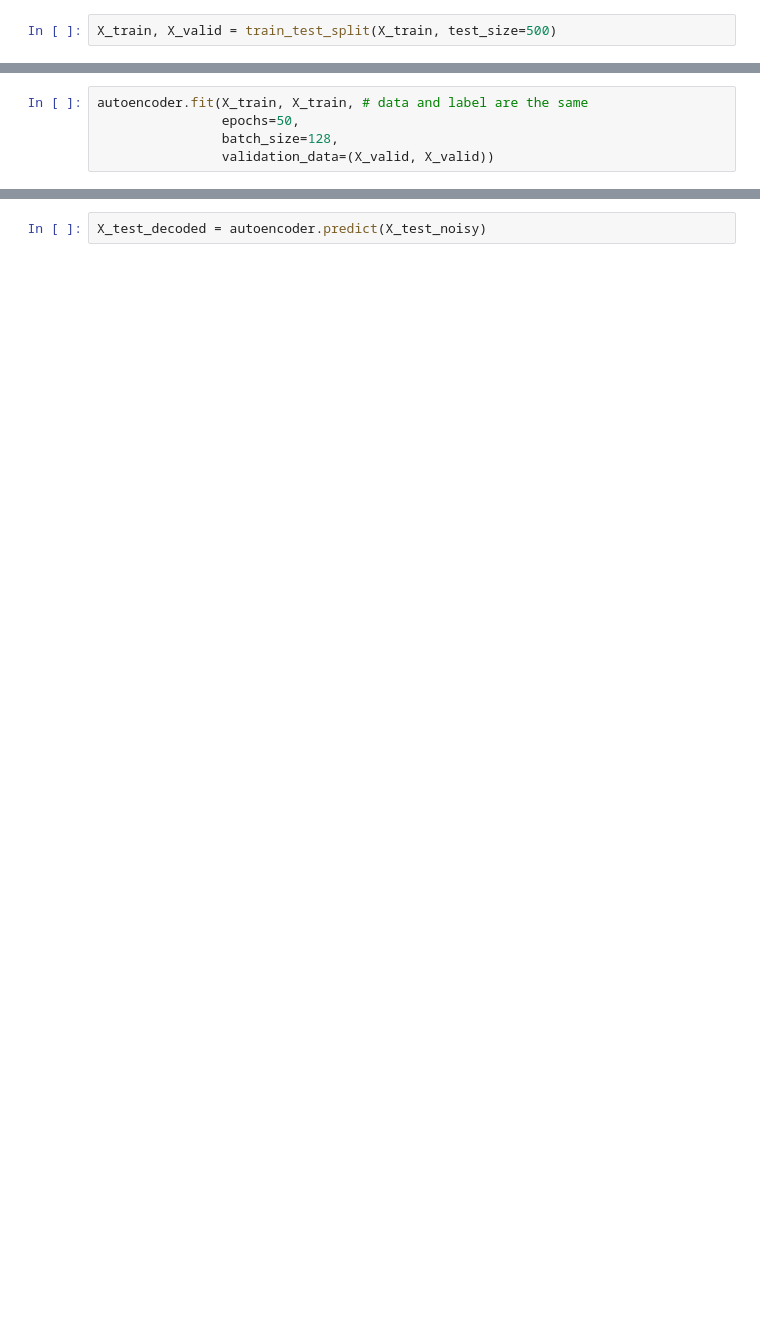
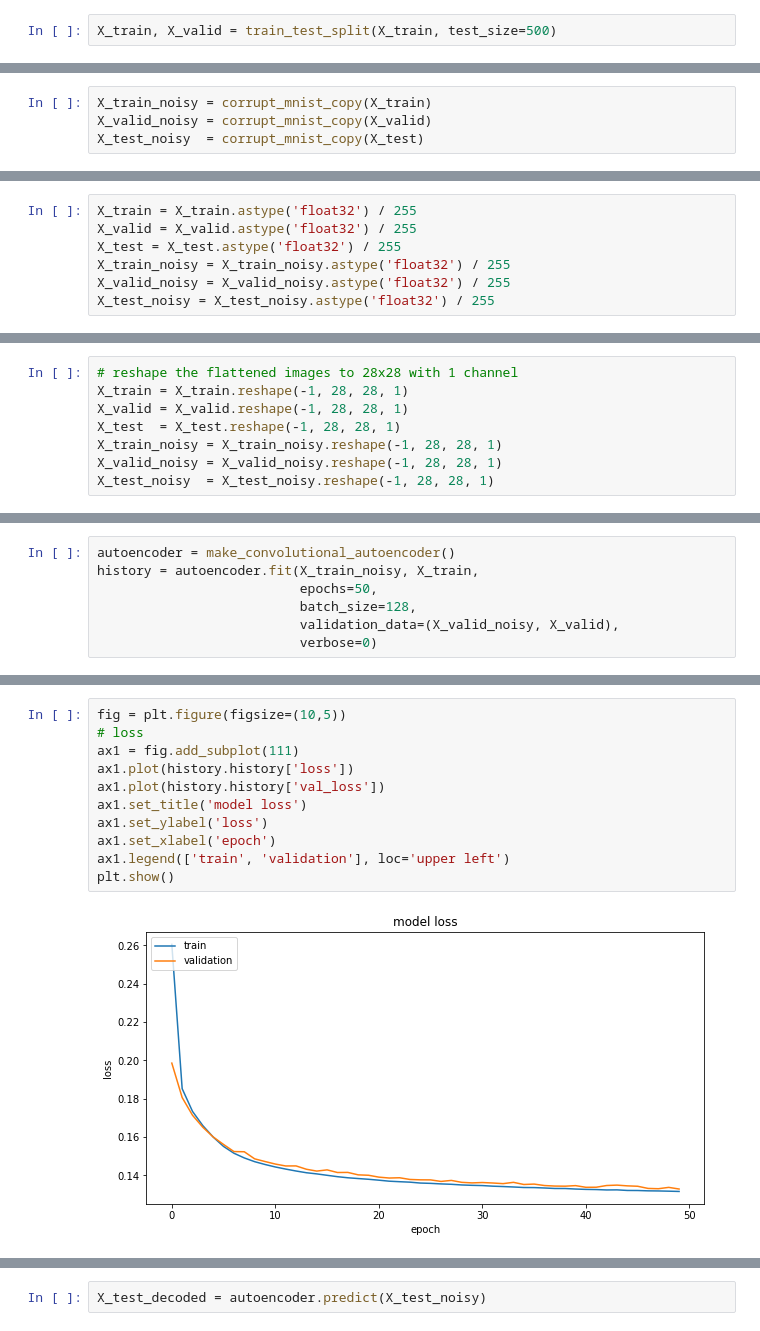
Before and after one commit to merylljv/EE298Z, a Jupyter notebook: Assignment/2/image_restoration.ipynb, the cells around one changed output, grey strips where cells are left out. Drawn from its saved outputs; the diff is of its cells as text; blank space fills up the shorter version.

```diff
--- a/Assignment/2/image_restoration.ipynb
+++ b/Assignment/2/image_restoration.ipynb
@@ -39,0 +71,4 @@ We train the autoencoder which compress the input image and then restore to the
+# %%
+X_train_noisy = corrupt_mnist_copy(X_train)
+X_valid_noisy = corrupt_mnist_copy(X_valid)
+X_test_noisy  = corrupt_mnist_copy(X_test)
@@ -39,0 +77,7 @@ We train the autoencoder which compress the input image and then restore to the
+# %%
+X_train = X_train.astype('float32') / 255
+X_valid = X_valid.astype('float32') / 255
+X_test = X_test.astype('float32') / 255
+X_train_noisy = X_train_noisy.astype('float32') / 255
+X_valid_noisy = X_valid_noisy.astype('float32') / 255
+X_test_noisy = X_test_noisy.astype('float32') / 255
@@ -39,0 +104,8 @@ We train the autoencoder which compress the input image and then restore to the
+# %%
+# reshape the flattened images to 28x28 with 1 channel
+X_train = X_train.reshape(-1, 28, 28, 1)
+X_valid = X_valid.reshape(-1, 28, 28, 1)
+X_test  = X_test.reshape(-1, 28, 28, 1)
+X_train_noisy = X_train_noisy.reshape(-1, 28, 28, 1)
+X_valid_noisy = X_valid_noisy.reshape(-1, 28, 28, 1)
+X_test_noisy  = X_test_noisy.reshape(-1, 28, 28, 1)
@@ -40,5 +114,7 @@ We train the autoencoder which compress the input image and then restore to the
 # %%
-autoencoder.fit(X_train, X_train, # data and label are the same
-                epochs=50,
-                batch_size=128,
-                validation_data=(X_valid, X_valid))
+autoencoder = make_convolutional_autoencoder()
+history = autoencoder.fit(X_train_noisy, X_train,
+                          epochs=50,
+                          batch_size=128,
+                          validation_data=(X_valid_noisy, X_valid),
+                          verbose=0)
@@ -123,0 +139,13 @@ Let’s pass the noisy test images to the autoencoder to see the restored images
+# %%
+fig = plt.figure(figsize=(10,5))
+# loss
+ax1 = fig.add_subplot(111)
+ax1.plot(history.history['loss'])
+ax1.plot(history.history['val_loss'])
+ax1.set_title('model loss')
+ax1.set_ylabel('loss')
+ax1.set_xlabel('epoch')
+ax1.legend(['train', 'validation'], loc='upper left')
+plt.show()
+# %% [output]
+[figure, added]
```
Also changed, not shown: parts of 46 cells of this notebook, 3 other files.
